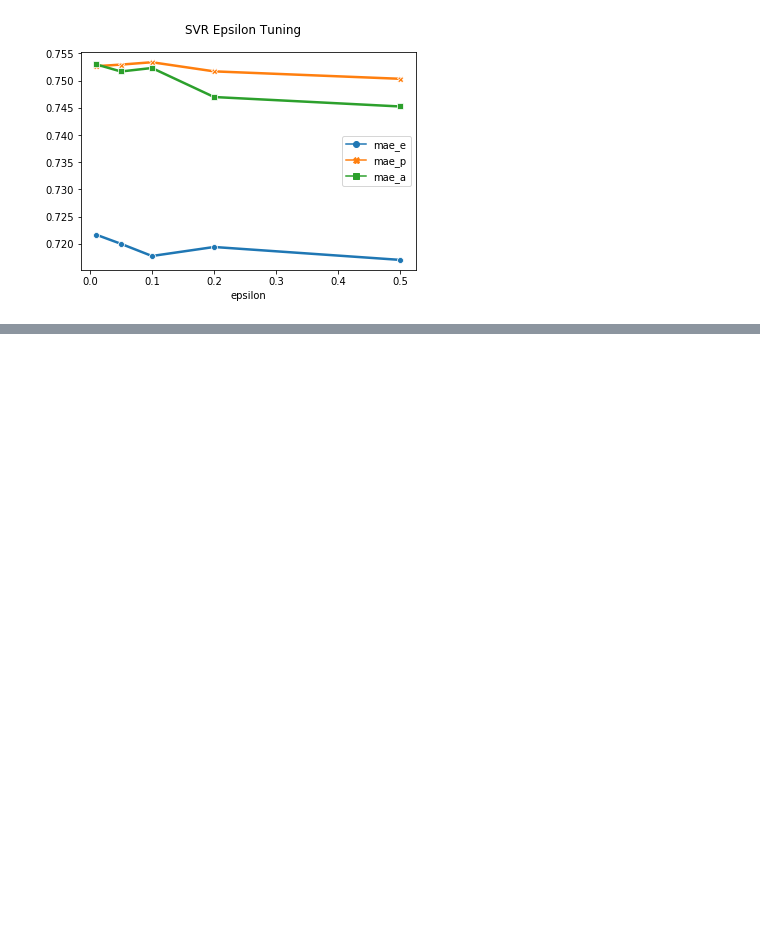
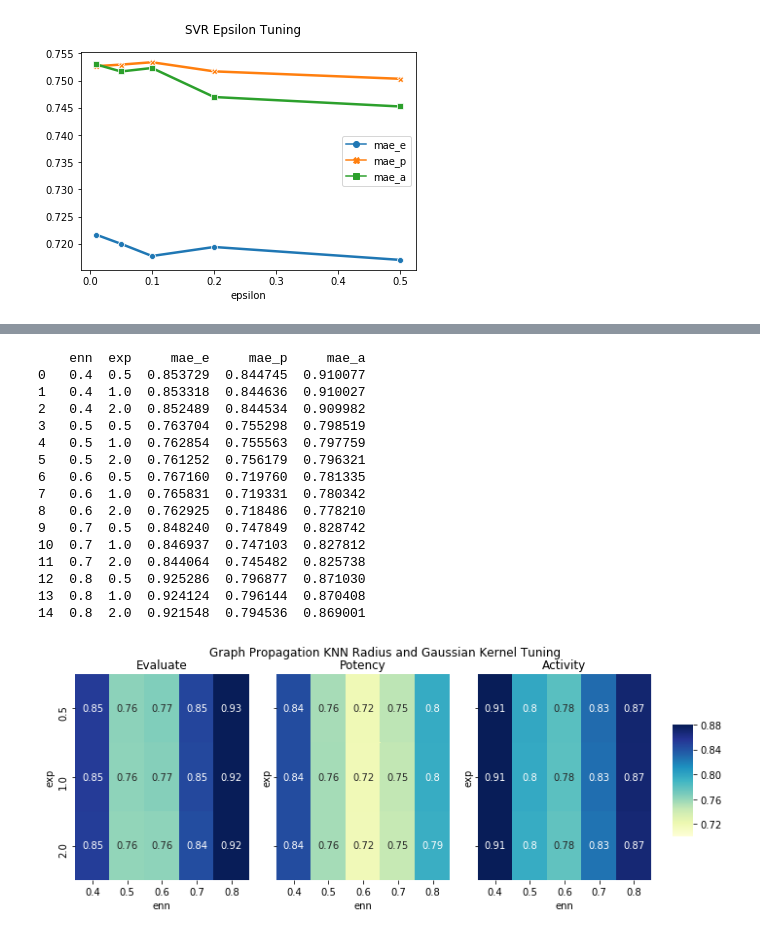
Before and after one commit to jiaojiaoloveu/WordEmbedding-SubCulture, a Jupyter notebook: src/plot_result_part2.ipynb, the cells around one changed output, grey strips where cells are left out. Saved outputs shown, nothing was run; the diff lists cells and outputs as text; code cells hidden in the pictures; blank space fills up the shorter version.

```diff
--- a/src/plot_result_part2.ipynb
+++ b/src/plot_result_part2.ipynb
@@ -38 +68,48 @@ epsilon
+# %%
+def plot_graph(attr):
+    with open('../result/epa_expansion/graph/result_grid_search_seed_8500_eval_1000_epa_1.0', 'r') as fp:
+        data = json.load(fp)
+    result = []
+    for item in data:
+        mae = item['metrics'][attr]
+        result.append([
+            item['enn'],
+            item['exp'],
+            mae[0],
+            mae[1],
+            mae[2]
+        ])
+    df = pd.DataFrame(data=result, columns=['enn', 'exp', 'mae_e', 'mae_p', 'mae_a'])
+    print(df)
+    title_list = ['Evaluate', 'Potency', 'Activity']
+    heatmap_list = [df.pivot('exp', 'enn', 'mae_e'), df.pivot('exp', 'enn', 'mae_p'), df.pivot('exp', 'enn', 'mae_a')]
+
+    fig, axn = plt.subplots(1, 3, sharex=True, sharey=True)
+    fig.set_size_inches(10, 4)
+    fig.suptitle('Graph Propagation KNN Radius and Gaussian Kernel Tuning')
+    cbar_ax = fig.add_axes([.91, .3, .03, .4])
+    for i, ax in enumerate(axn.flat):
+        sns.heatmap(heatmap_list[i], cmap="YlGnBu", ax=ax, vmin=0.7, vmax=0.88, cbar=i == 0, cbar_ax=None if i else cbar_ax, annot=True)
+        ax.set_title(title_list[i])
+    fig.tight_layout(rect=[0, 0, 0.9, 1])
+    fig.subplots_adjust(top=0.88)
+plot_graph('mae')
+# %% [output]
+    enn  exp     mae_e     mae_p     mae_a
+0   0.4  0.5  0.853729  0.844745  0.910077
+1   0.4  1.0  0.853318  0.844636  0.910027
+2   0.4  2.0  0.852489  0.844534  0.909982
+3   0.5  0.5  0.763704  0.755298  0.798519
+4   0.5  1.0  0.762854  0.755563  0.797759
+5   0.5  2.0  0.761252  0.756179  0.796321
+6   0.6  0.5  0.767160  0.719760  0.781335
+7   0.6  1.0  0.765831  0.719331  0.780342
+8   0.6  2.0  0.762925  0.718486  0.778210
+9   0.7  0.5  0.848240  0.747849  0.828742
+10  0.7  1.0  0.846937  0.747103  0.827812
+11  0.7  2.0  0.844064  0.745482  0.825738
+12  0.8  0.5  0.925286  0.796877  0.871030
+13  0.8  1.0  0.924124  0.796144  0.870408
+14  0.8  2.0  0.921548  0.794536  0.869001
+[figure, added]
 # %%
```
Also changed, not shown: parts of 5 cells of this notebook, 1 other file.
